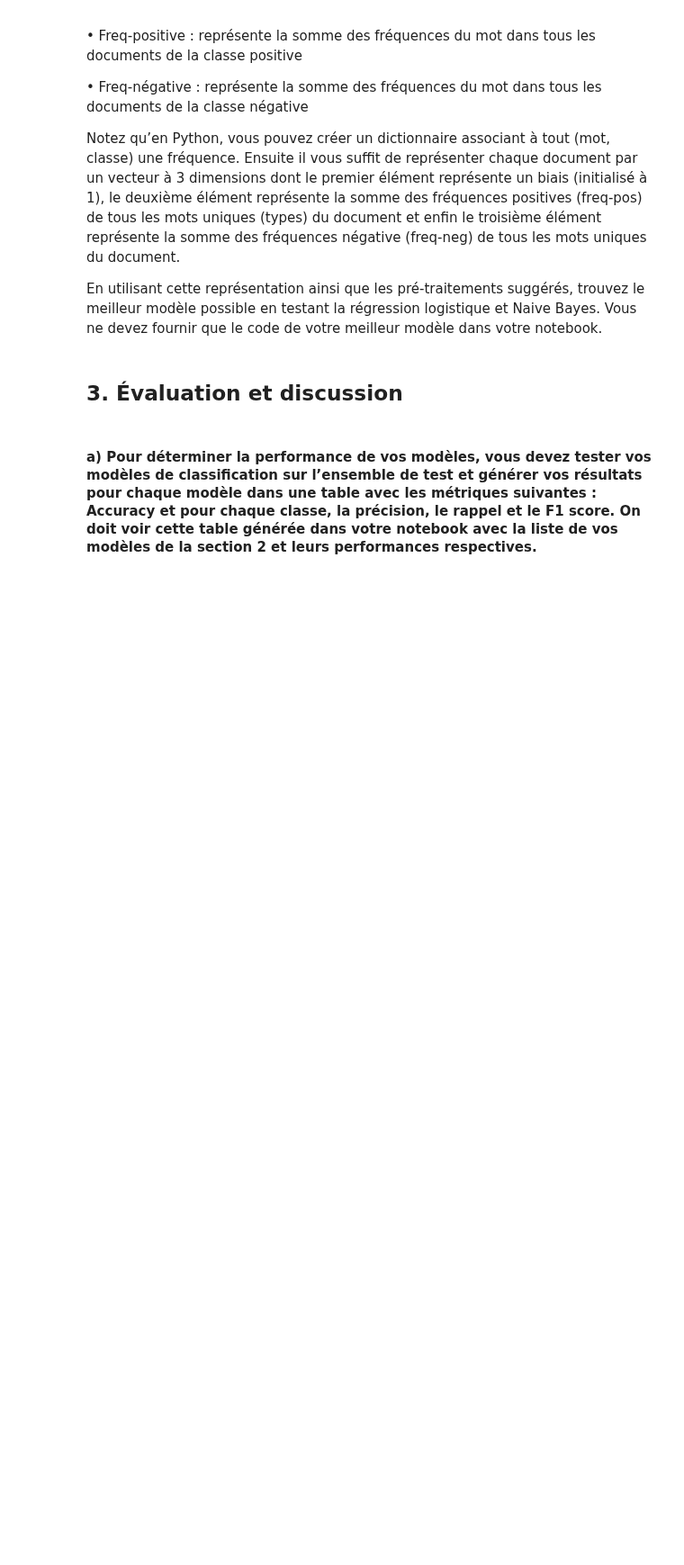
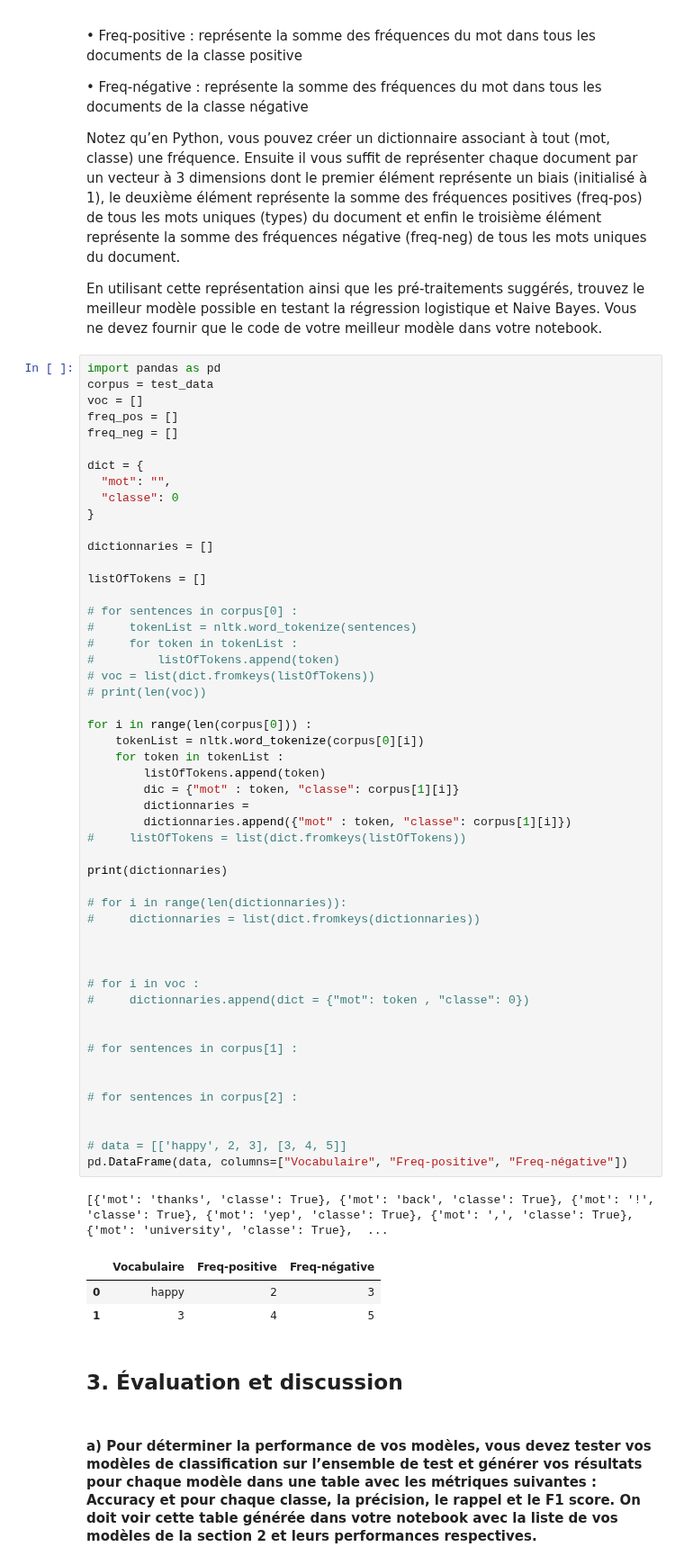
Before and after one commit to luukim/INF8460, a Jupyter notebook: TP1/squelette.ipynb, the cells around one changed output. Shown at 90% size. Drawn from its saved outputs; the diff is of its cells as text; blank space fills up the shorter version.

```diff
--- a/TP1/squelette.ipynb
+++ b/TP1/squelette.ipynb
@@ -647,6 +667,62 @@ Notez qu’en Python, vous pouvez créer un dictionnaire associant à tout (mot,
 Ensuite il vous suffit de représenter chaque document par un vecteur à 3 dimensions dont le premier élément représente un biais (initialisé à 1), le deuxième élément représente la somme des fréquences positives (freq-pos) de tous les mots uniques (types) du document et enfin le troisième élément représente la somme des fréquences négative (freq-neg) de tous les mots uniques du document.
 
 En utilisant cette représentation ainsi que les pré-traitements suggérés, trouvez le meilleur modèle possible en testant la régression logistique et Naive Bayes. Vous ne devez fournir que le code de votre meilleur modèle dans votre notebook.
+# %%
+import pandas as pd
+corpus = test_data
+voc = []
+freq_pos = []
+freq_neg = []
+
+dict = {
+  "mot": "",
+  "classe": 0
+}
+
+dictionnaries = []
+
+listOfTokens = []
+
+# for sentences in corpus[0] :
+#     tokenList = nltk.word_tokenize(sentences)
+#     for token in tokenList :
+#         listOfTokens.append(token)
+# voc = list(dict.fromkeys(listOfTokens))
+# print(len(voc))
+
+for i in range(len(corpus[0])) :
+    tokenList = nltk.word_tokenize(corpus[0][i])
+    for token in tokenList :
+        listOfTokens.append(token)
+        dic = {"mot" : token, "classe": corpus[1][i]}
+        dictionnaries =
+        dictionnaries.append({"mot" : token, "classe": corpus[1][i]})
+#     listOfTokens = list(dict.fromkeys(listOfTokens))
+
+print(dictionnaries)
+
+# for i in range(len(dictionnaries)):
+#     dictionnaries = list(dict.fromkeys(dictionnaries))
+
+
+
+# for i in voc :
+#     dictionnaries.append(dict = {"mot": token , "classe": 0})
+
+
+# for sentences in corpus[1] :
+
+
+# for sentences in corpus[2] :
+
+
+# data = [['happy', 2, 3], [3, 4, 5]]
+pd.DataFrame(data, columns=["Vocabulaire", "Freq-positive", "Freq-négative"])
+# %% [output]
+[{'mot': 'thanks', 'classe': True}, {'mot': 'back', 'classe': True}, {'mot': '!', 'classe': True}, {'mot': 'yep', 'classe': True}, {'mot': ',', 'classe': True}, {'mot': 'university', 'classe': True},  ...
+|  | Vocabulaire | Freq-positive | Freq-négative |
+| 0 | happy | 2 | 3 |
+| 1 | 3 | 4 | 5 |
 # %% [markdown]
 ## 3. Évaluation et discussion
 # %% [markdown]
```
Also changed, not shown: parts of 14 cells of this notebook.
